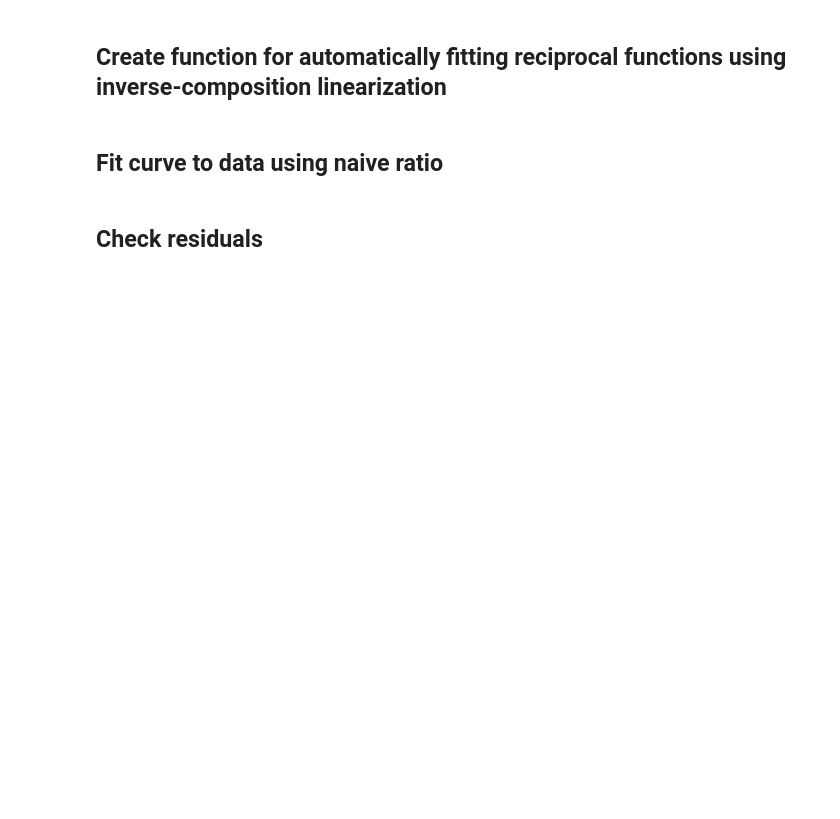
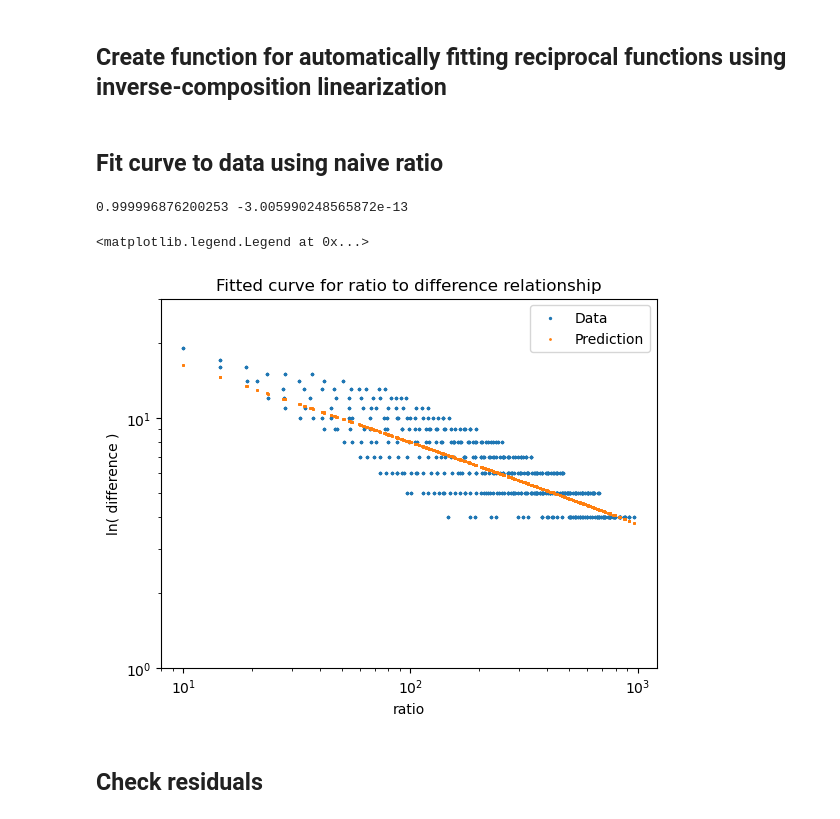
Before and after one commit to PacificBird/InsectPhenologyCaptureSim, a Jupyter notebook: multi_analysis.ipynb, the cells around one changed output. Cells and saved outputs as stored; diff of their text form; code cells hidden in the pictures; blank space fills up the shorter version.

```diff
--- a/multi_analysis.ipynb
+++ b/multi_analysis.ipynb
@@ -112,25 +118,30 @@ def autofit_reciprocal(x, y, a_guess, b_guess, c_guess, full_output=False):
 # %%
 x = capture_df.naive_ratio
 y = capture_df.difference
 
 c = 0.29
 a, b, p = autofit_reciprocal(x, y, 3, 0.3, c, full_output=True)
 print(*p)
 
 y_linear_naive = np.power(np.multiply(np.reciprocal(np.subtract(y, b)), a), 1 / c)
 
 fitted_x = np.linspace(x.min(), x.max(),1000)
 fitted_y_naive = np.add(np.multiply(np.reciprocal(np.power(x, c)), a), b)
 
 ax = plt.axes()
 ax.scatter(x, y, label='Data', s=2)
 ax.scatter(x, fitted_y_naive, label='Prediction', s=1)
 ax.set_title('Fitted curve for ratio to difference relationship')
 ax.set_ylabel('ln( difference )')
-ax.set_yscale('log') # view in log to emphasize small differences
-ax.set_ylim(1, 80)
+ax.set_yscale('log')
+ax.set_xscale('log')
+ax.set_ylim(1, 30)
 ax.set_xlabel('ratio')
 ax.legend()
+# %% [output]
+0.999996876200253 -3.005990248565872e-13
+<matplotlib.legend.Legend at 0x...>
+[figure, added]
 # %% [markdown]
 ## Check residuals
 # %%
```
Also changed, not shown: parts of 36 cells of this notebook, 3 other files.
